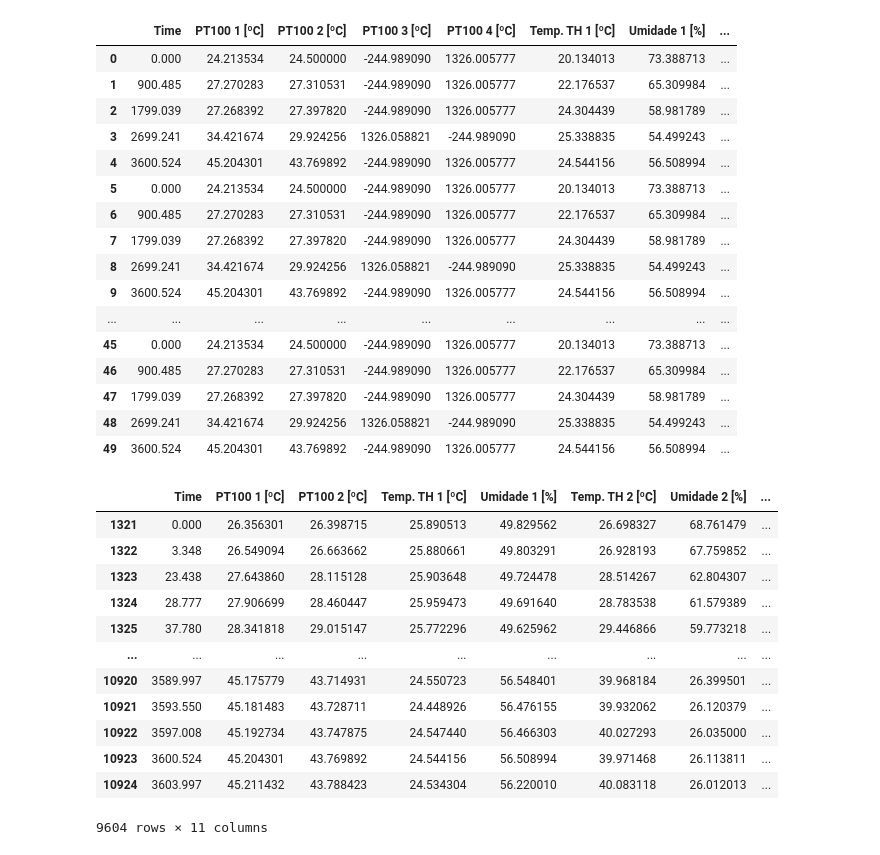
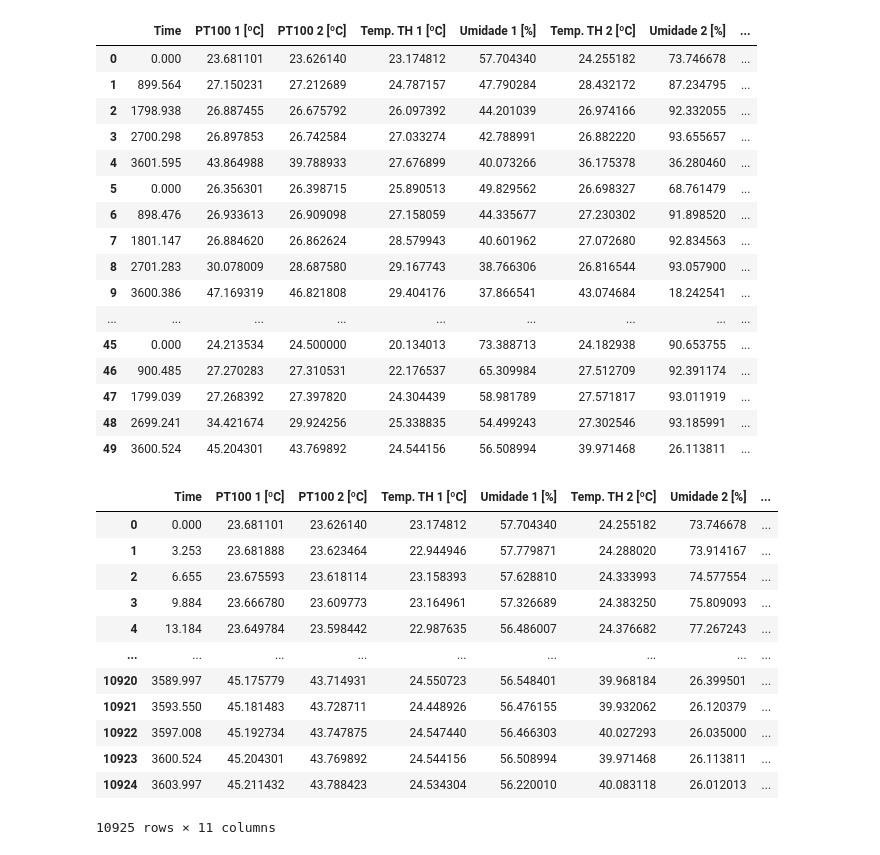
Before and after one commit to Raphael-Marchetti-Calciolari/projects-tcc-imt-2023, a Jupyter notebook: scripts/dataDigestor.ipynb, the cells around one changed output. Saved outputs shown, nothing was run; the diff lists cells and outputs as text; code cells hidden in the pictures.

Commit message:
Ajustado bug no digestor de arquivos
- Estava pegando dados de outros ensaios para atribuir a umidade, corrigido com filtro pelo número do ensaio

```diff
--- a/scripts/dataDigestor.ipynb
+++ b/scripts/dataDigestor.ipynb
@@ -94,42 +100,42 @@ class DataDiggestor:
 # %%
 data_path = '../data/collected_data'
 
 diggestor = DataDiggestor()
-display(diggestor.diggest_files_into_single_dataframe(data_path))
+display(diggestor.get_labeled_essays(data_path))
 # %% [output]
-|  | Time | PT100 1 [ºC] | PT100 2 [ºC] | PT100 3 [ºC] | PT100 4 [ºC] | Temp. TH 1 [ºC] | Umidade 1 [%] | ... |
-| 0 | 0.000 | 24.213534 | 24.500000 | -244.989090 | 1326.005777 | 20.134013 | 73.388713 | ... |
-| 1 | 900.485 | 27.270283 | 27.310531 | -244.989090 | 1326.005777 | 22.176537 | 65.309984 | ... |
-| 2 | 1799.039 | 27.268392 | 27.397820 | -244.989090 | 1326.005777 | 24.304439 | 58.981789 | ... |
-| 3 | 2699.241 | 34.421674 | 29.924256 | 1326.058821 | -244.989090 | 25.338835 | 54.499243 | ... |
-| 4 | 3600.524 | 45.204301 | 43.769892 | -244.989090 | 1326.005777 | 24.544156 | 56.508994 | ... |
-| 5 | 0.000 | 24.213534 | 24.500000 | -244.989090 | 1326.005777 | 20.134013 | 73.388713 | ... |
-| 6 | 900.485 | 27.270283 | 27.310531 | -244.989090 | 1326.005777 | 22.176537 | 65.309984 | ... |
-| 7 | 1799.039 | 27.268392 | 27.397820 | -244.989090 | 1326.005777 | 24.304439 | 58.981789 | ... |
-| 8 | 2699.241 | 34.421674 | 29.924256 | 1326.058821 | -244.989090 | 25.338835 | 54.499243 | ... |
-| 9 | 3600.524 | 45.204301 | 43.769892 | -244.989090 | 1326.005777 | 24.544156 | 56.508994 | ... |
+|  | Time | PT100 1 [ºC] | PT100 2 [ºC] | Temp. TH 1 [ºC] | Umidade 1 [%] | Temp. TH 2 [ºC] | Umidade 2 [%] | ... |
+| 0 | 0.000 | 23.681101 | 23.626140 | 23.174812 | 57.704340 | 24.255182 | 73.746678 | ... |
+| 1 | 899.564 | 27.150231 | 27.212689 | 24.787157 | 47.790284 | 28.432172 | 87.234795 | ... |
+| 2 | 1798.938 | 26.887455 | 26.675792 | 26.097392 | 44.201039 | 26.974166 | 92.332055 | ... |
+| 3 | 2700.298 | 26.897853 | 26.742584 | 27.033274 | 42.788991 | 26.882220 | 93.655657 | ... |
+| 4 | 3601.595 | 43.864988 | 39.788933 | 27.676899 | 40.073266 | 36.175378 | 36.280460 | ... |
+| 5 | 0.000 | 26.356301 | 26.398715 | 25.890513 | 49.829562 | 26.698327 | 68.761479 | ... |
+| 6 | 898.476 | 26.933613 | 26.909098 | 27.158059 | 44.335677 | 27.230302 | 91.898520 | ... |
+| 7 | 1801.147 | 26.884620 | 26.862624 | 28.579943 | 40.601962 | 27.072680 | 92.834563 | ... |
+| 8 | 2701.283 | 30.078009 | 28.687580 | 29.167743 | 38.766306 | 26.816544 | 93.057900 | ... |
+| 9 | 3600.386 | 47.169319 | 46.821808 | 29.404176 | 37.866541 | 43.074684 | 18.242541 | ... |
 | ... | ... | ... | ... | ... | ... | ... | ... | ... |
-| 45 | 0.000 | 24.213534 | 24.500000 | -244.989090 | 1326.005777 | 20.134013 | 73.388713 | ... |
-| 46 | 900.485 | 27.270283 | 27.310531 | -244.989090 | 1326.005777 | 22.176537 | 65.309984 | ... |
-| 47 | 1799.039 | 27.268392 | 27.397820 | -244.989090 | 1326.005777 | 24.304439 | 58.981789 | ... |
-| 48 | 2699.241 | 34.421674 | 29.924256 | 1326.058821 | -244.989090 | 25.338835 | 54.499243 | ... |
-| 49 | 3600.524 | 45.204301 | 43.769892 | -244.989090 | 1326.005777 | 24.544156 | 56.508994 | ... |
+| 45 | 0.000 | 24.213534 | 24.500000 | 20.134013 | 73.388713 | 24.182938 | 90.653755 | ... |
+| 46 | 900.485 | 27.270283 | 27.310531 | 22.176537 | 65.309984 | 27.512709 | 92.391174 | ... |
+| 47 | 1799.039 | 27.268392 | 27.397820 | 24.304439 | 58.981789 | 27.571817 | 93.011919 | ... |
+| 48 | 2699.241 | 34.421674 | 29.924256 | 25.338835 | 54.499243 | 27.302546 | 93.185991 | ... |
+| 49 | 3600.524 | 45.204301 | 43.769892 | 24.544156 | 56.508994 | 39.971468 | 26.113811 | ... |
 # %%
 data_path = '../data/collected_data'
 
 diggestor = DataDiggestor()
-display(diggestor.get_dfs_without_humidity(data_path))
+display(diggestor.get_essays(data_path))
 # %% [output]
 |  | Time | PT100 1 [ºC] | PT100 2 [ºC] | Temp. TH 1 [ºC] | Umidade 1 [%] | Temp. TH 2 [ºC] | Umidade 2 [%] | ... |
-| 1321 | 0.000 | 26.356301 | 26.398715 | 25.890513 | 49.829562 | 26.698327 | 68.761479 | ... |
-| 1322 | 3.348 | 26.549094 | 26.663662 | 25.880661 | 49.803291 | 26.928193 | 67.759852 | ... |
-| 1323 | 23.438 | 27.643860 | 28.115128 | 25.903648 | 49.724478 | 28.514267 | 62.804307 | ... |
-| 1324 | 28.777 | 27.906699 | 28.460447 | 25.959473 | 49.691640 | 28.783538 | 61.579389 | ... |
-| 1325 | 37.780 | 28.341818 | 29.015147 | 25.772296 | 49.625962 | 29.446866 | 59.773218 | ... |
+| 0 | 0.000 | 23.681101 | 23.626140 | 23.174812 | 57.704340 | 24.255182 | 73.746678 | ... |
+| 1 | 3.253 | 23.681888 | 23.623464 | 22.944946 | 57.779871 | 24.288020 | 73.914167 | ... |
+| 2 | 6.655 | 23.675593 | 23.618114 | 23.158393 | 57.628810 | 24.333993 | 74.577554 | ... |
+| 3 | 9.884 | 23.666780 | 23.609773 | 23.164961 | 57.326689 | 24.383250 | 75.809093 | ... |
+| 4 | 13.184 | 23.649784 | 23.598442 | 22.987635 | 56.486007 | 24.376682 | 77.267243 | ... |
 | ... | ... | ... | ... | ... | ... | ... | ... | ... |
 | 10920 | 3589.997 | 45.175779 | 43.714931 | 24.550723 | 56.548401 | 39.968184 | 26.399501 | ... |
 | 10921 | 3593.550 | 45.181483 | 43.728711 | 24.448926 | 56.476155 | 39.932062 | 26.120379 | ... |
 | 10922 | 3597.008 | 45.192734 | 43.747875 | 24.547440 | 56.466303 | 40.027293 | 26.035000 | ... |
 | 10923 | 3600.524 | 45.204301 | 43.769892 | 24.544156 | 56.508994 | 39.971468 | 26.113811 | ... |
 | 10924 | 3603.997 | 45.211432 | 43.788423 | 24.534304 | 56.220010 | 40.083118 | 26.012013 | ... |
-9604 rows × 11 columns
+10925 rows × 11 columns
```
Also changed, not shown: parts of 1 cell of this notebook, 1 other file.
